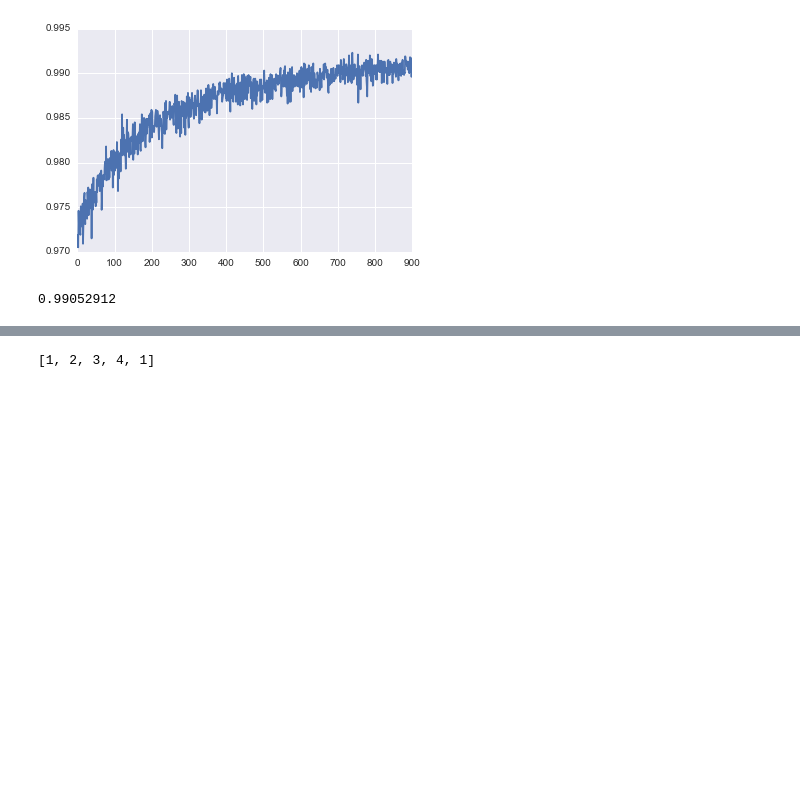
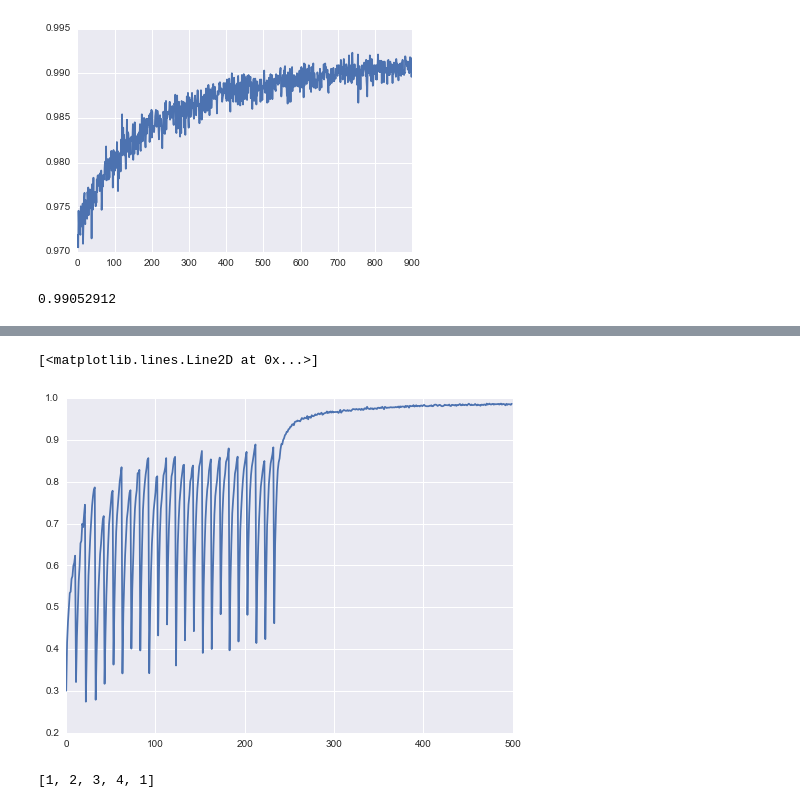
Before and after one commit to jaredawebb/ForwardThinking, a Jupyter notebook: replication/vanilla_conv.ipynb, the cells around one changed output, grey strips where cells are left out. Cells and saved outputs as stored; diff of their text form; code cells hidden in the pictures; blank space fills up the shorter version.

```diff
--- a/replication/vanilla_conv.ipynb
+++ b/replication/vanilla_conv.ipynb
@@ -261,3 +263,11 @@ l = [1,2,3,4]
+# %%
+acc = np.load('./accuracies_gibbs.npy')
+
+plt.figure(figsize=(8,6))
+plt.plot(acc[0:500])
+# %% [output]
+[<matplotlib.lines.Line2D at 0x...>]
+[figure, added]
 # %%
 mutate(l)
 # %%
```
Also changed, not shown: parts of 7 cells of this notebook.
